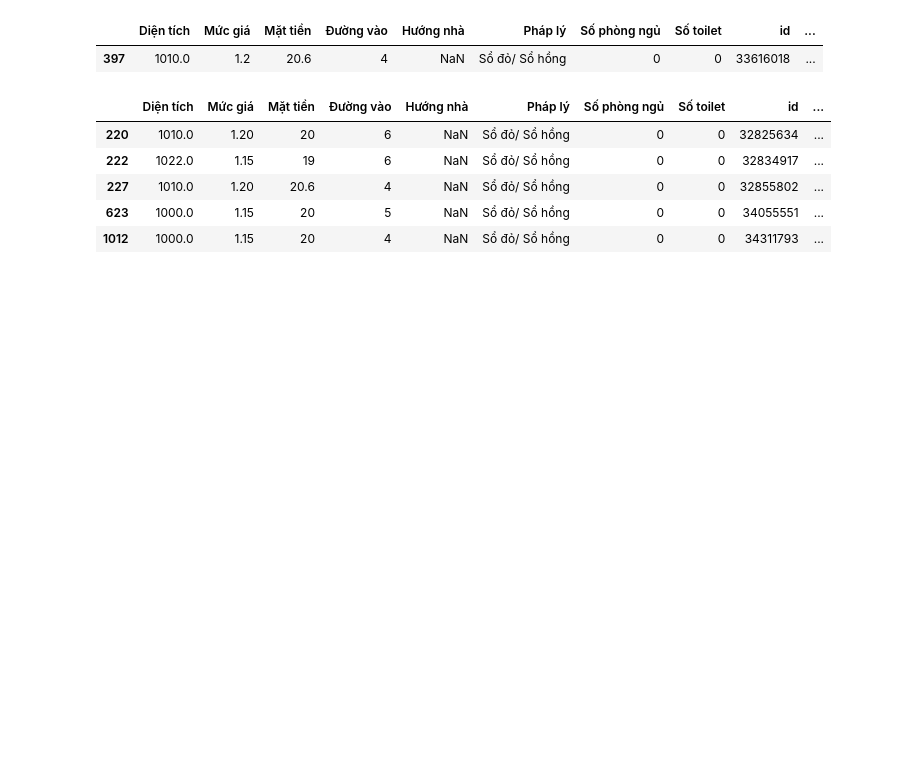
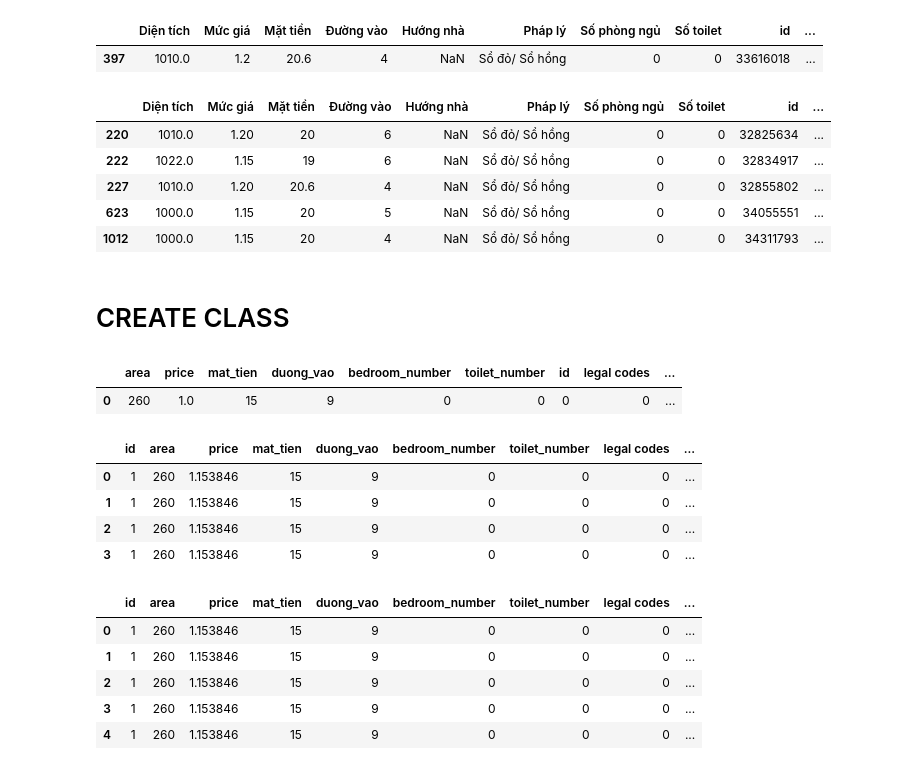
Before and after one commit to DaydreamerSY/Recommendation-system, a Jupyter notebook: main.ipynb, the cells around one changed output. Saved outputs shown, nothing was run; the diff lists cells and outputs as text; code cells hidden in the pictures; blank space fills up the shorter version.

Commit message:
add backup, new Recommender for new system structure

```diff
--- a/main.ipynb
+++ b/main.ipynb
@@ -384,6 +381,8 @@ so_tang = []
 so_phong_ngu = []
 so_toilet = []
 noi_that = []
+
+count_spec = {}
 
 for contents in list_posts["items"]:
     dien_tich_temp = 0
@@ -456,6 +455,10 @@ for contents in list_posts["items"]:
         # if "Sổ đỏ" in legal or "Sổ hồng" in legal:
         #     phap_ly.append(1)
         phap_ly.append(contents["spec_detail"]["Pháp lý"])
+        if contents["spec_detail"]["Pháp lý"] not in count_spec:
+            count_spec[contents["spec_detail"]["Pháp lý"]] = 1
+        else:
+            count_spec[contents["spec_detail"]["Pháp lý"]] += 1
     except:
         phap_ly.append(None)
 
@@ -761,3 +767,5 @@ display(compare_with_df[is_in_condition])
 | 227 | 1010.0 | 1.20 | 20.6 | 4 | NaN | Sổ đỏ/ Sổ hồng | 0 | 0 | 32855802 | ... |
 | 623 | 1000.0 | 1.15 | 20 | 5 | NaN | Sổ đỏ/ Sổ hồng | 0 | 0 | 34055551 | ... |
 | 1012 | 1000.0 | 1.15 | 20 | 4 | NaN | Sổ đỏ/ Sổ hồng | 0 | 0 | 34311793 | ... |
+# %% [markdown]
+# CREATE CLASS
@@ -763,0 +923,39 @@ display(compare_with_df[is_in_condition])
+# %%
+import joblib
+from Recommender import Recommender
+scaler = joblib.load("MinMaxScalerModel.gz")
+
+data_1 = {"region": "abc",
+          "area": 260,
+          "price": "1 triệu/m2",
+          "mat_tien": 15,
+          "huong_nha": "Nam",
+          "duong_vao": 9,
+          "bedroom_number": 0,
+          "toilet_number": 0,
+          "phap_ly": "Sổ đỏ/ Sổ hồng"}
+
+data_temp = {"id": 1, "region": "abc", "area": 260, "price": "3 tỷ", "mat_tien": 15,
+             "huong_nha": "Nam", "duong_vao": 9, "bedroom_number": 0, "toilet_number": 0, "phap_ly": "Sổ đỏ/ Sổ hồng"}
+
+data_2 = [data_temp, data_temp, data_temp, data_temp]
+
+
+similor = Recommender(user_data=data_1, database=data_2, scaler=scaler)
+display(similor.user_last_visited)
+display(similor.database)
+similor.get_recommended()
+# %% [output]
+|  | area | price | mat_tien | duong_vao | bedroom_number | toilet_number | id | legal codes | ... |
+| 0 | 260 | 1.0 | 15 | 9 | 0 | 0 | 0 | 0 | ... |
+|  | id | area | price | mat_tien | duong_vao | bedroom_number | toilet_number | legal codes | ... |
+| 0 | 1 | 260 | 1.153846 | 15 | 9 | 0 | 0 | 0 | ... |
+| 1 | 1 | 260 | 1.153846 | 15 | 9 | 0 | 0 | 0 | ... |
+| 2 | 1 | 260 | 1.153846 | 15 | 9 | 0 | 0 | 0 | ... |
+| 3 | 1 | 260 | 1.153846 | 15 | 9 | 0 | 0 | 0 | ... |
+|  | id | area | price | mat_tien | duong_vao | bedroom_number | toilet_number | legal codes | ... |
+| 0 | 1 | 260 | 1.153846 | 15 | 9 | 0 | 0 | 0 | ... |
+| 1 | 1 | 260 | 1.153846 | 15 | 9 | 0 | 0 | 0 | ... |
+| 2 | 1 | 260 | 1.153846 | 15 | 9 | 0 | 0 | 0 | ... |
+| 3 | 1 | 260 | 1.153846 | 15 | 9 | 0 | 0 | 0 | ... |
+| 4 | 1 | 260 | 1.153846 | 15 | 9 | 0 | 0 | 0 | ... |
```
Also changed, not shown: parts of 4 cells of this notebook, 6 other files.
